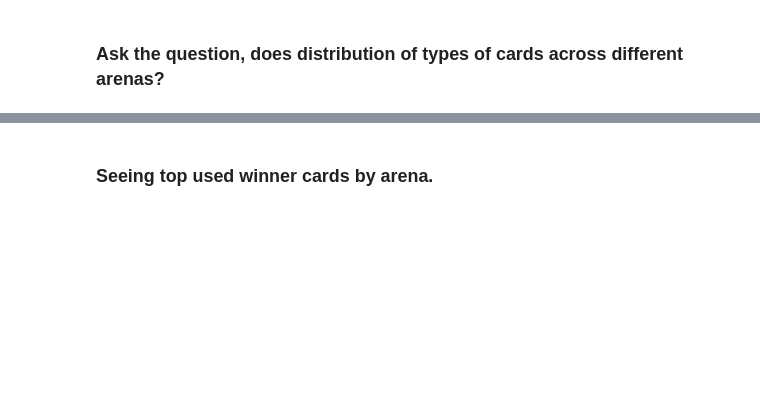
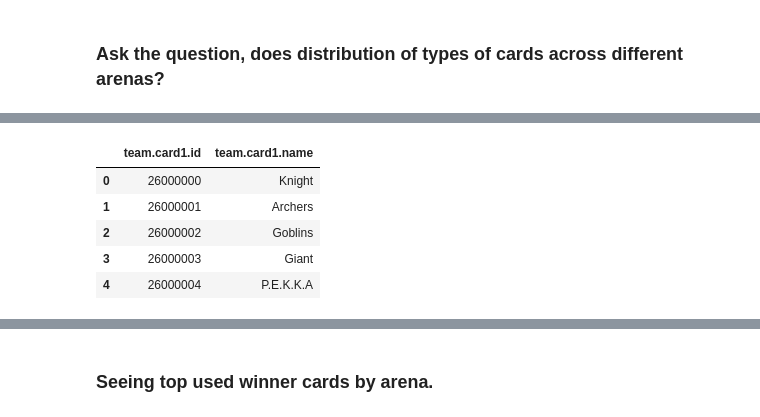
Before and after one commit to atharvpatwardhan/ClashRoyaleData, a Jupyter notebook: viz.ipynb, the cells around one changed output, grey strips where cells are left out. Drawn from its saved outputs; the diff is of its cells as text; code cells hidden in the pictures; blank space fills up the shorter version.

```diff
--- a/viz.ipynb
+++ b/viz.ipynb
@@ -144,0 +262,10 @@ def get_card_usage(arena):
+# %%
+cards = pd.read_csv(add_card_masters_1)
+cards.head()
+# %% [output]
+|  | team.card1.id | team.card1.name |
+| 0 | 26000000 | Knight |
+| 1 | 26000001 | Archers |
+| 2 | 26000002 | Goblins |
+| 3 | 26000003 | Giant |
+| 4 | 26000004 | P.E.K.K.A |
```
Also changed, not shown: parts of 38 cells of this notebook, 1 other file.
